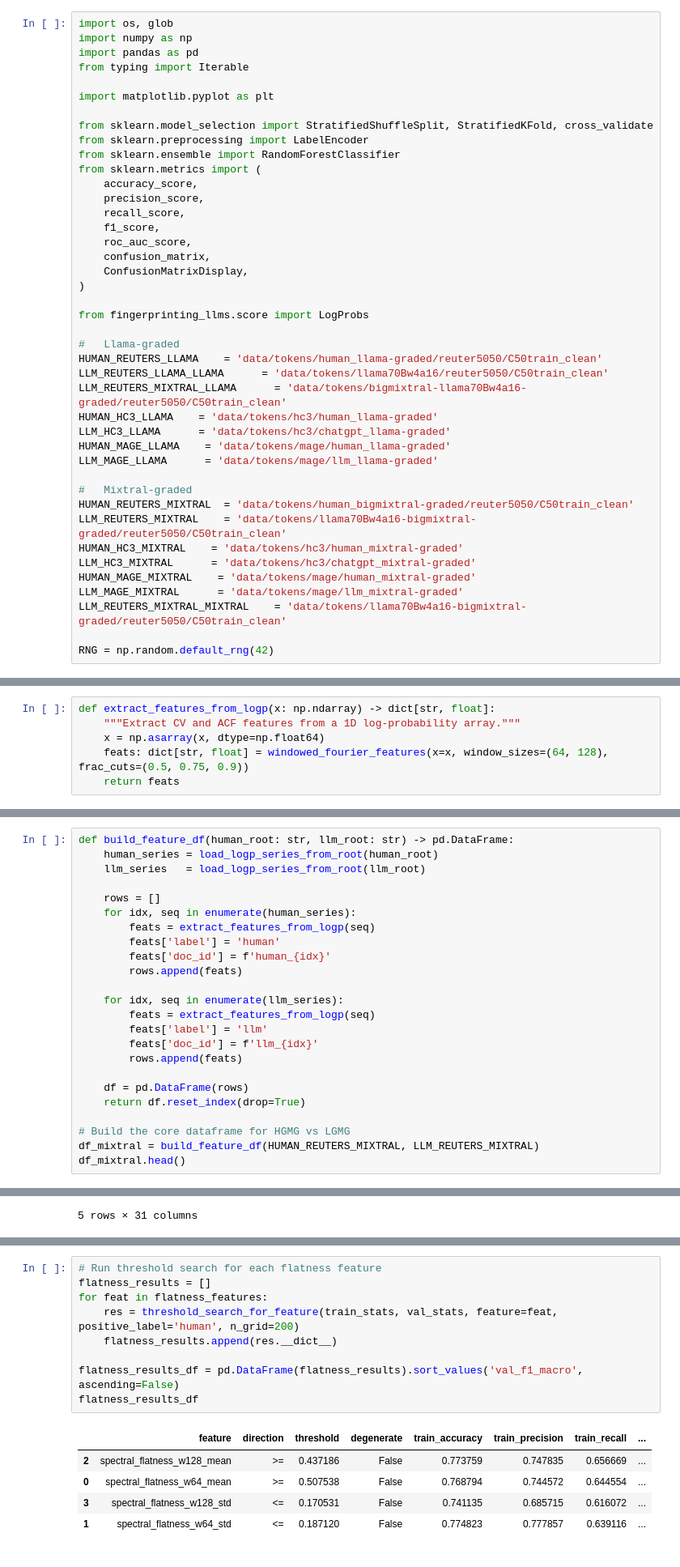
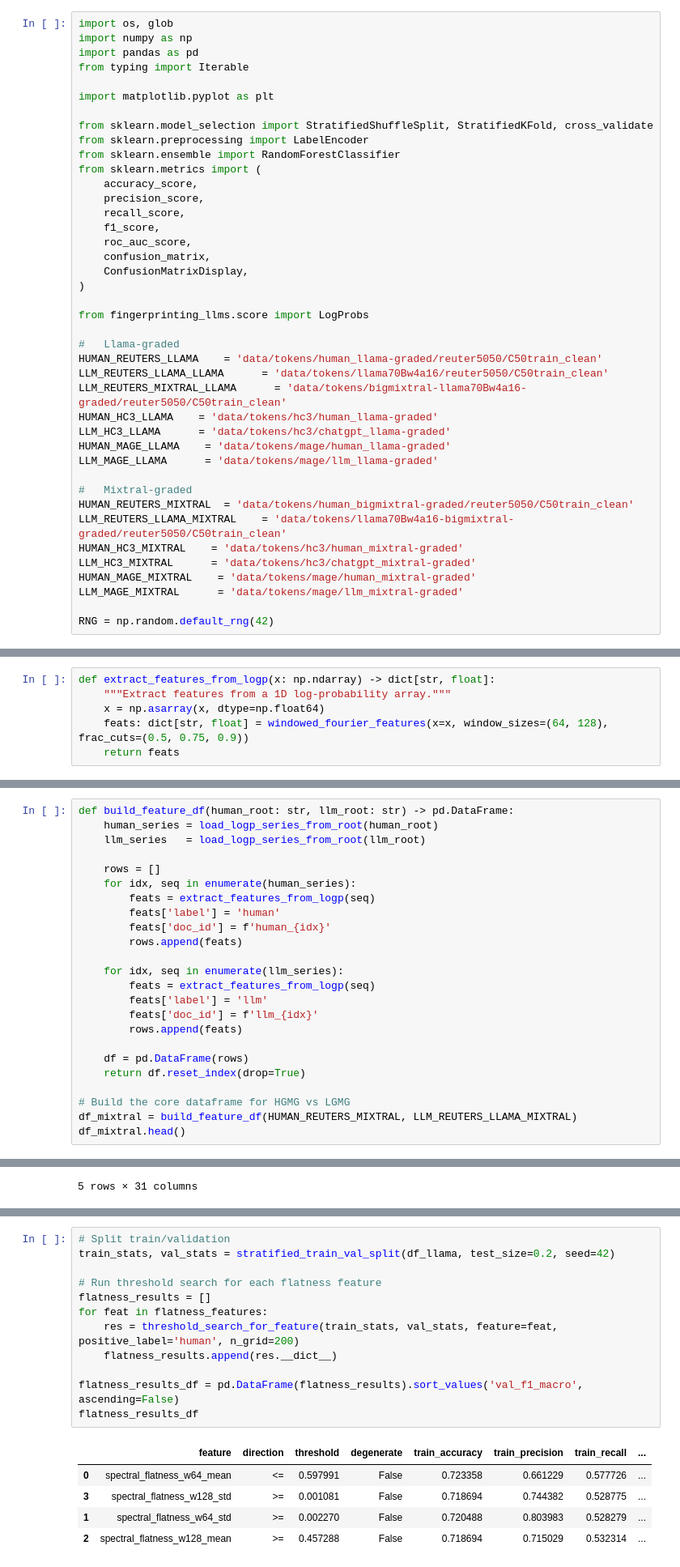
Before and after one commit to dpmcgonigle/fingerprinting-llms, a Jupyter notebook: Burstiness-FourierDeepDive-v1.ipynb, the cells around one changed output, grey strips where cells are left out. Shown at 81% size. Saved outputs shown, nothing was run; the diff lists cells and outputs as text.

```diff
--- a/Burstiness-FourierDeepDive-v1.ipynb
+++ b/Burstiness-FourierDeepDive-v1.ipynb
@@ -72,12 +72,11 @@ LLM_MAGE_LLAMA      = 'data/tokens/mage/llm_llama-graded'
 
 #   Mixtral-graded
 HUMAN_REUTERS_MIXTRAL  = 'data/tokens/human_bigmixtral-graded/reuter5050/C50train_clean'
-LLM_REUTERS_MIXTRAL    = 'data/tokens/llama70Bw4a16-bigmixtral-graded/reuter5050/C50train_clean'
+LLM_REUTERS_LLAMA_MIXTRAL    = 'data/tokens/llama70Bw4a16-bigmixtral-graded/reuter5050/C50train_clean'
 HUMAN_HC3_MIXTRAL    = 'data/tokens/hc3/human_mixtral-graded'
 LLM_HC3_MIXTRAL      = 'data/tokens/hc3/chatgpt_mixtral-graded'
 HUMAN_MAGE_MIXTRAL    = 'data/tokens/mage/human_mixtral-graded'
 LLM_MAGE_MIXTRAL      = 'data/tokens/mage/llm_mixtral-graded'
-LLM_REUTERS_MIXTRAL_MIXTRAL    = 'data/tokens/llama70Bw4a16-bigmixtral-graded/reuter5050/C50train_clean'
 
 RNG = np.random.default_rng(42)
 # %% [markdown]
@@ -319,6 +318,6 @@ For this deep dive, we focus on the features that do not include Fourier or Wave
 # %%
 def extract_features_from_logp(x: np.ndarray) -> dict[str, float]:
-    """Extract CV and ACF features from a 1D log-probability array."""
+    """Extract features from a 1D log-probability array."""
     x = np.asarray(x, dtype=np.float64)
     feats: dict[str, float] = windowed_fourier_features(x=x, window_sizes=(64, 128), frac_cuts=(0.5, 0.75, 0.9))
     return feats
@@ -355,7 +354,7 @@ def build_feature_df(human_root: str, llm_root: str) -> pd.DataFrame:
     return df.reset_index(drop=True)
 
 # Build the core dataframe for HGMG vs LGMG
-df_mixtral = build_feature_df(HUMAN_REUTERS_MIXTRAL, LLM_REUTERS_MIXTRAL)
+df_mixtral = build_feature_df(HUMAN_REUTERS_MIXTRAL, LLM_REUTERS_LLAMA_MIXTRAL)
 df_mixtral.head()
 # %% [output]
 |  | num_windows | fft_energy_ratio_cut0.50_w64_mean | fft_energy_ratio_cut0.50_w64_std | fft_energy_ratio_cut0.75_w64_mean | fft_energy_ratio_cut0.75_w64_std | ... |
@@ -704,20 +696,23 @@ For each scalar feature, we search over candidate thresholds and directions
 (`>=` vs `<=`) on the **training** set to maximize macro-F₁, then evaluate that
 single-threshold classifier on both train and validation splits.
 # %%
+# Split train/validation
+train_stats, val_stats = stratified_train_val_split(df_llama, test_size=0.2, seed=42)
+
 # Run threshold search for each flatness feature
 flatness_results = []
 for feat in flatness_features:
     res = threshold_search_for_feature(train_stats, val_stats, feature=feat, positive_label='human', n_grid=200)
     flatness_results.append(res.__dict__)
 
 flatness_results_df = pd.DataFrame(flatness_results).sort_values('val_f1_macro', ascending=False)
 flatness_results_df
 # %% [output]
 |  | feature | direction | threshold | degenerate | train_accuracy | train_precision | train_recall | ... |
-| 2 | spectral_flatness_w128_mean | >= | 0.437186 | False | 0.773759 | 0.747835 | 0.656669 | ... |
-| 0 | spectral_flatness_w64_mean | >= | 0.507538 | False | 0.768794 | 0.744572 | 0.644554 | ... |
-| 3 | spectral_flatness_w128_std | <= | 0.170531 | False | 0.741135 | 0.685715 | 0.616072 | ... |
-| 1 | spectral_flatness_w64_std | <= | 0.187120 | False | 0.774823 | 0.777857 | 0.639116 | ... |
+| 0 | spectral_flatness_w64_mean | <= | 0.597991 | False | 0.723358 | 0.661229 | 0.577726 | ... |
+| 3 | spectral_flatness_w128_std | >= | 0.001081 | False | 0.718694 | 0.744382 | 0.528775 | ... |
+| 1 | spectral_flatness_w64_std | >= | 0.002270 | False | 0.720488 | 0.803983 | 0.528279 | ... |
+| 2 | spectral_flatness_w128_mean | >= | 0.457288 | False | 0.718694 | 0.715029 | 0.532314 | ... |
 # %%
 # Run threshold search for each fft_energy feature
 fft_energy_results = []
```
Also changed, not shown: parts of 28 cells of this notebook, 2 other files.
